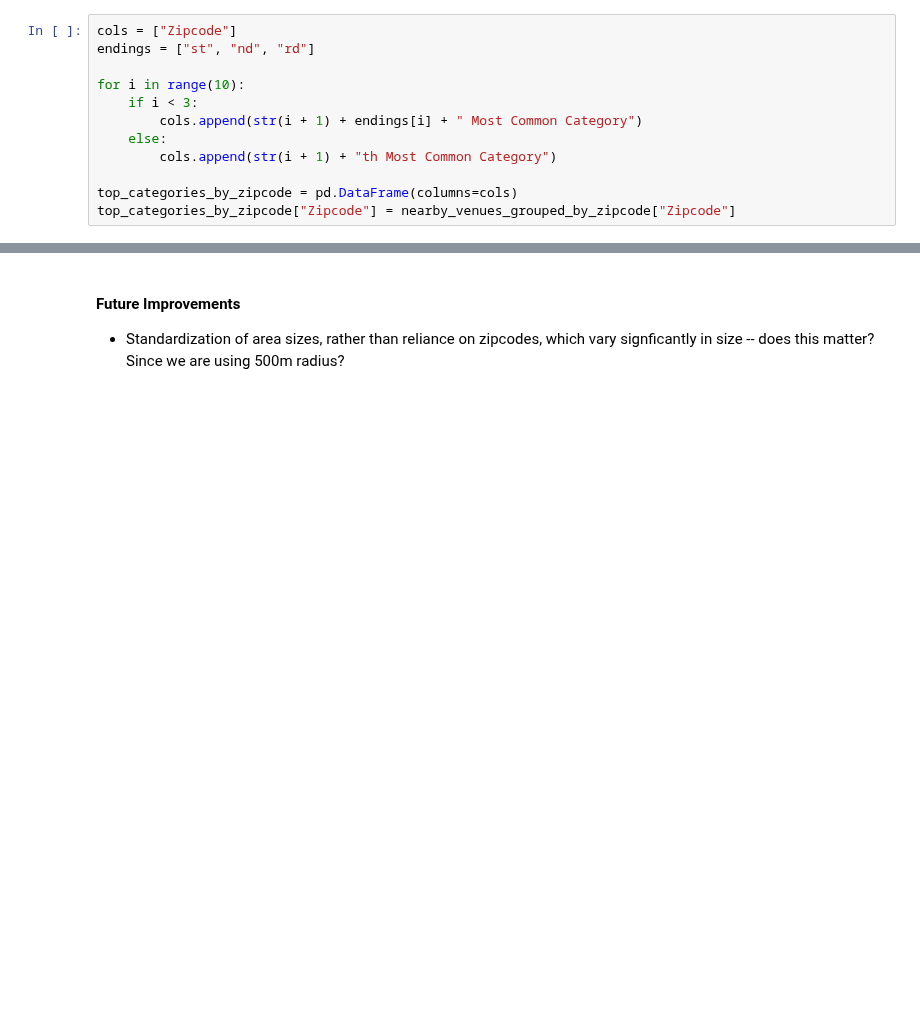
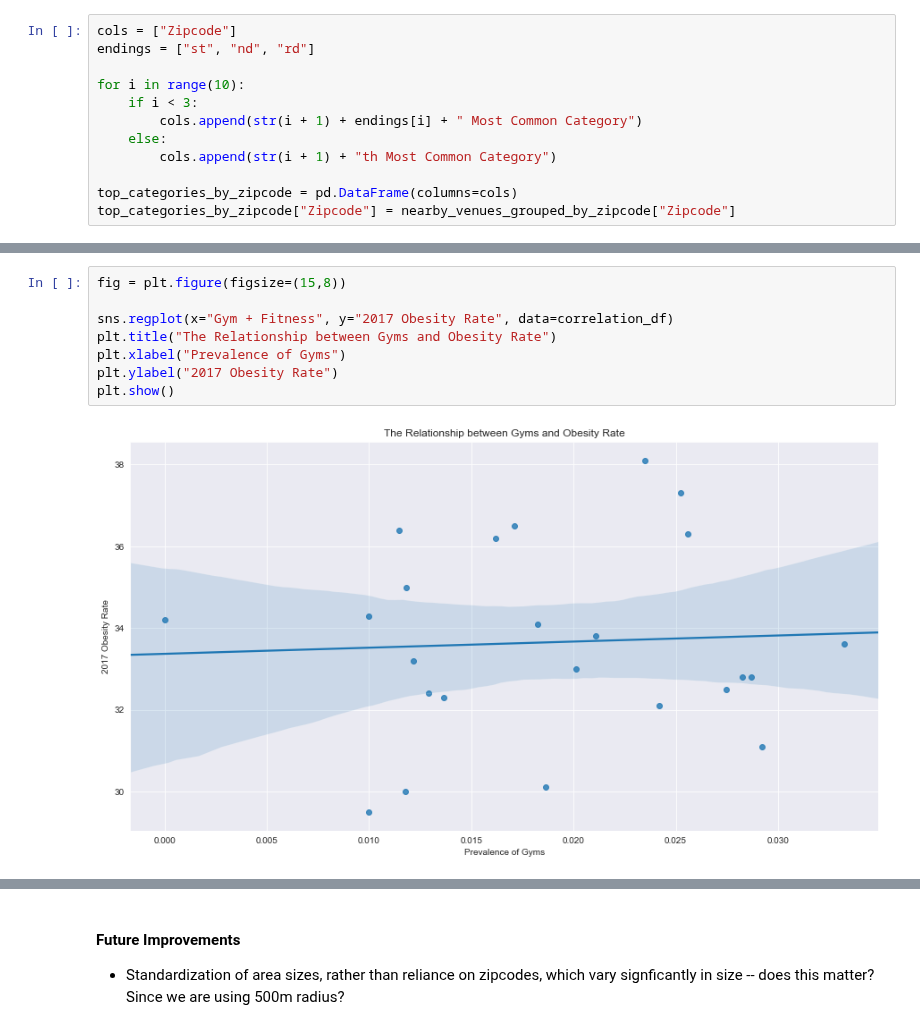
Before and after one commit to amypeniston/data-science-capstone-project, a Jupyter notebook: Week_5_Capstone_Project.ipynb, the cells around one changed output, grey strips where cells are left out. Drawn from its saved outputs; the diff is of its cells as text; blank space fills up the shorter version.

```diff
--- a/Week_5_Capstone_Project.ipynb
+++ b/Week_5_Capstone_Project.ipynb
@@ -777,0 +949,10 @@ top_categories_by_city.head()
+# %%
+fig = plt.figure(figsize=(15,8))
+
+sns.regplot(x="Gym + Fitness", y="2017 Obesity Rate", data=correlation_df)
+plt.title("The Relationship between Gyms and Obesity Rate")
+plt.xlabel("Prevalence of Gyms")
+plt.ylabel("2017 Obesity Rate")
+plt.show()
+# %% [output]
+[figure, added]
```
Also changed, not shown: parts of 43 cells of this notebook.
